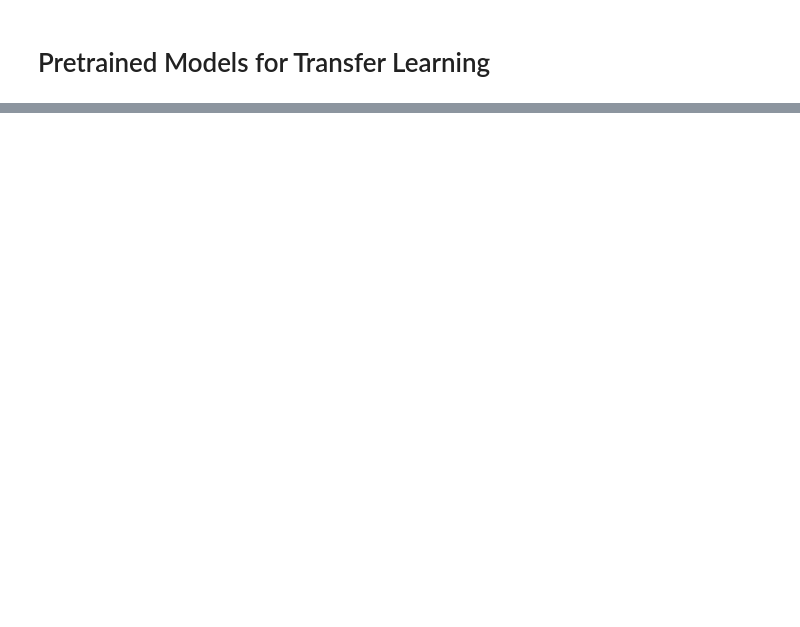
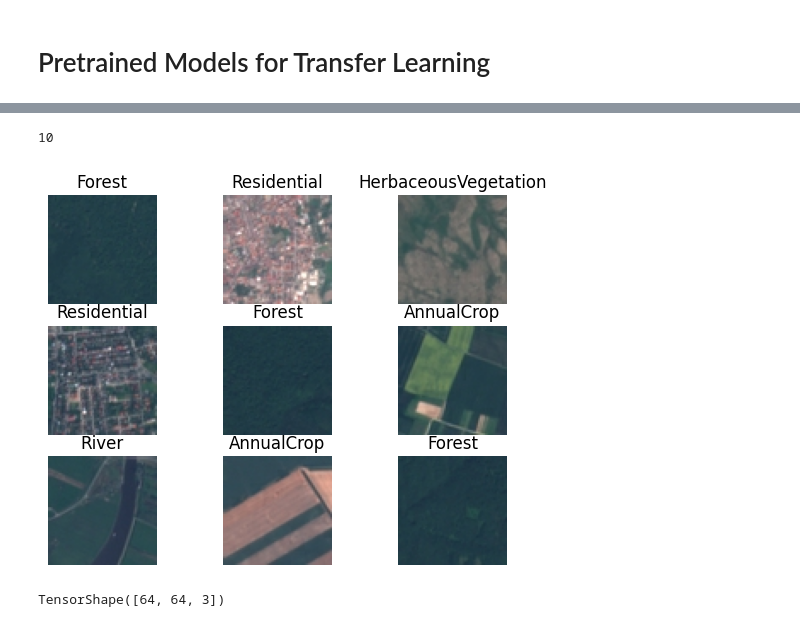
Before and after one commit to ShindeShivam/Machine-Learning, a Jupyter notebook: Neural-Networks-and-Deeplearning/14.Deep-Computer-Vision-using_CNNs/deep_computer_vision_using_cnns.ipynb, the cells around one changed output, grey strips where cells are left out. Cells and saved outputs as stored; diff of their text form; code cells hidden in the pictures; blank space fills up the shorter version.

Commit message:
Satellite Image Classifier

```diff
--- a/Neural-Networks-and-Deeplearning/14.Deep-Computer-Vision-using_CNNs/deep_computer_vision_using_cnns.ipynb
+++ b/Neural-Networks-and-Deeplearning/14.Deep-Computer-Vision-using_CNNs/deep_computer_vision_using_cnns.ipynb
@@ -612,0 +742,9 @@ history=model.fit(train_set,
+# %%
+import tensorflow_datasets as tfds
+
+(ds_train,ds_valid,ds_test),info=tfds.load(
+    "eurosat",
+    split=["train[:70%]","train[70%:85%]","train[85%:]"],
+    as_supervised=True,
+    with_info=True
+)
@@ -612,0 +757,4 @@ history=model.fit(train_set,
+# %%
+dataset_size=info.splits["train"].num_examples
+class_names=info.features["label"].names
+num_classes=info.features["label"].num_classes
@@ -612,0 +778,19 @@ history=model.fit(train_set,
+# %%
+num_classes
+# %% [output]
+10
+# %%
+import matplotlib.pyplot as plt
+index=0
+for image,label in ds_train.take(9):
+  index+=1
+  plt.subplot(3,3,index)
+  plt.imshow(image)
+  plt.title(class_names[label])
+  plt.axis("off")
+# %% [output]
+[figure, added]
+# %%
+image.shape
+# %% [output]
+TensorShape([64, 64, 3])
```
Also changed, not shown: parts of 45 cells of this notebook.
